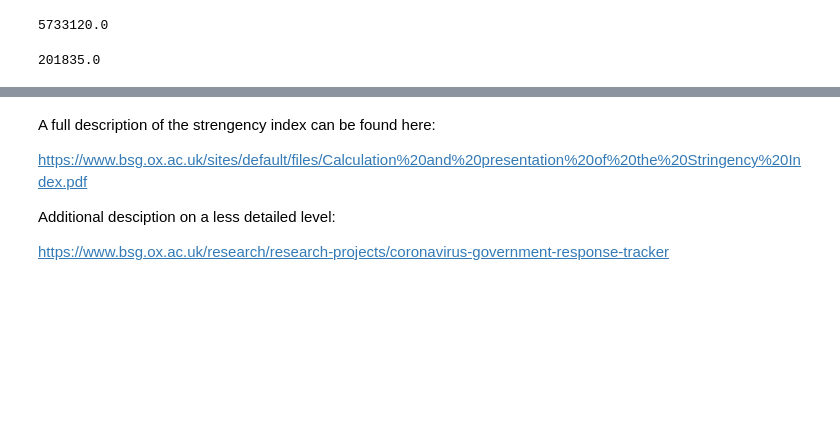
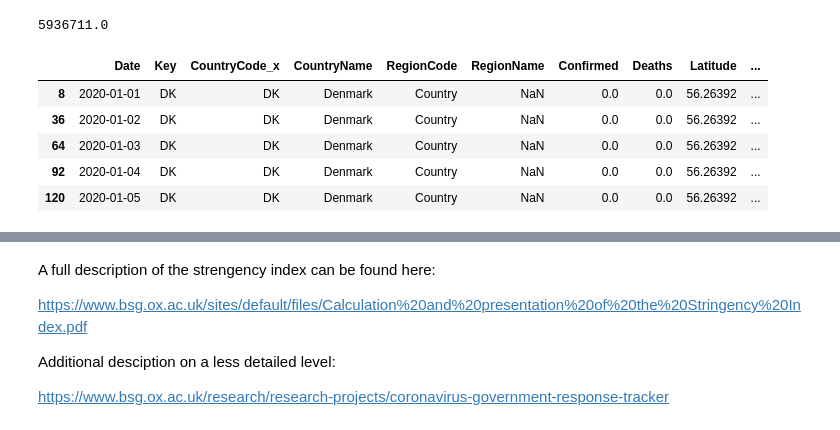
Before and after one commit to LarsBryld/socialdataanalysis2020, a Jupyter notebook: Oxford.ipynb, the cells around one changed output, grey strips where cells are left out. Saved outputs shown, nothing was run; the diff lists cells and outputs as text; code cells hidden in the pictures; blank space fills up the shorter version.

```diff
--- a/Oxford.ipynb
+++ b/Oxford.ipynb
@@ -96,14 +96,20 @@ oxford_date = pd.merge(covid,ox, how='inner', on=['Date', 'CountryName'])
 # %%
 #testing that the manual merging example creates the same results as in the oxford_data
 
-it_test = oxford_date[(oxford_date['CountryName'] == 'Italy') & (oxford_date['RegionCode'] == 'Country')]
+it_test = oxford_data[(oxford_data['CountryName'] == 'Italy') & (oxford_data['RegionCode'] == 'Country')]
 sum(it_test['Confirmed'])
 # %% [output]
-5733120.0
+5936711.0
 # %%
 #same as above but for denmark
 
-dk_test = oxford_date[(oxford_date['CountryName'] == 'Denmark') & (oxford_date['RegionCode'] == 'Country')]
+dk_test = oxford_data[(oxford_data['CountryName'] == 'Denmark') & (oxford_data['RegionCode'] == 'Country')]
 sum(dk_test['Confirmed'])
+dk_test.head(5)
 # %% [output]
-201835.0
+|  | Date | Key | CountryCode_x | CountryName | RegionCode | RegionName | Confirmed | Deaths | Latitude | ... |
+| 8 | 2020-01-01 | DK | DK | Denmark | Country | NaN | 0.0 | 0.0 | 56.26392 | ... |
+| 36 | 2020-01-02 | DK | DK | Denmark | Country | NaN | 0.0 | 0.0 | 56.26392 | ... |
+| 64 | 2020-01-03 | DK | DK | Denmark | Country | NaN | 0.0 | 0.0 | 56.26392 | ... |
+| 92 | 2020-01-04 | DK | DK | Denmark | Country | NaN | 0.0 | 0.0 | 56.26392 | ... |
+| 120 | 2020-01-05 | DK | DK | Denmark | Country | NaN | 0.0 | 0.0 | 56.26392 | ... |
```
Also changed, not shown: parts of 8 cells of this notebook.
